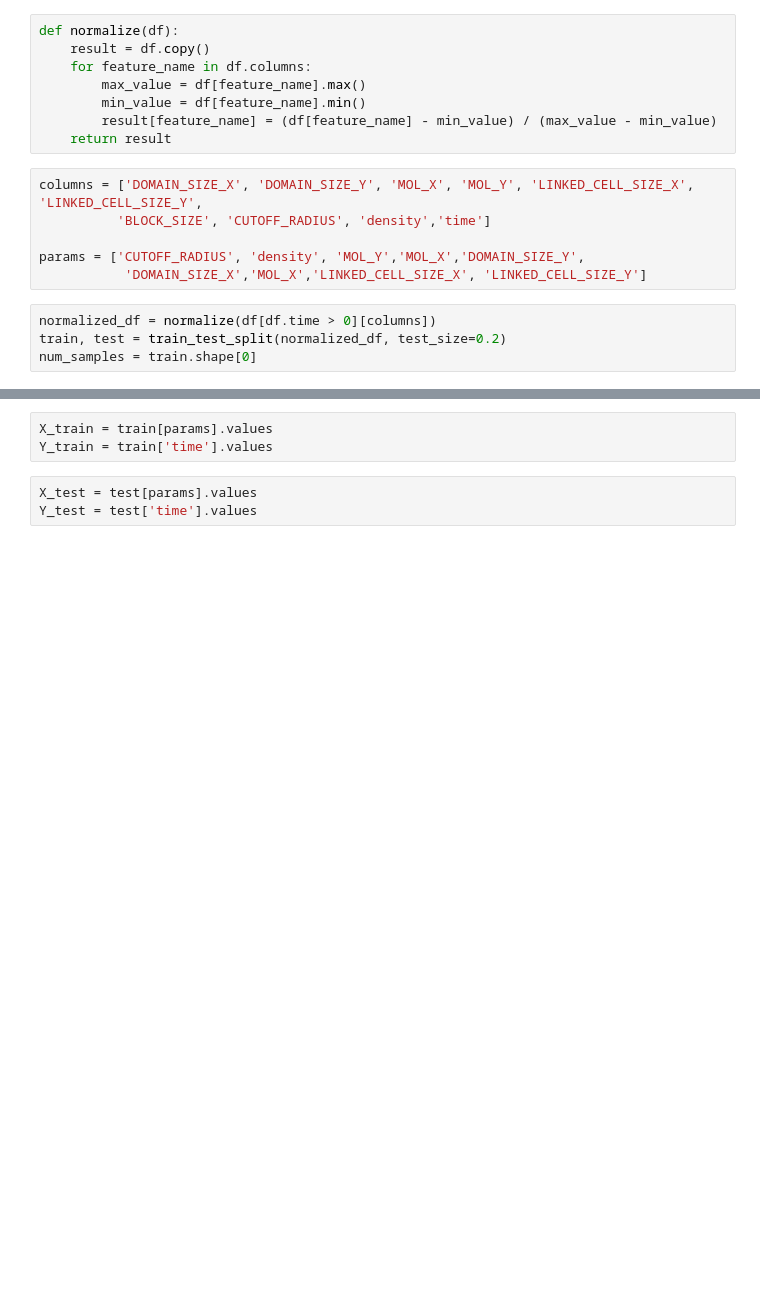
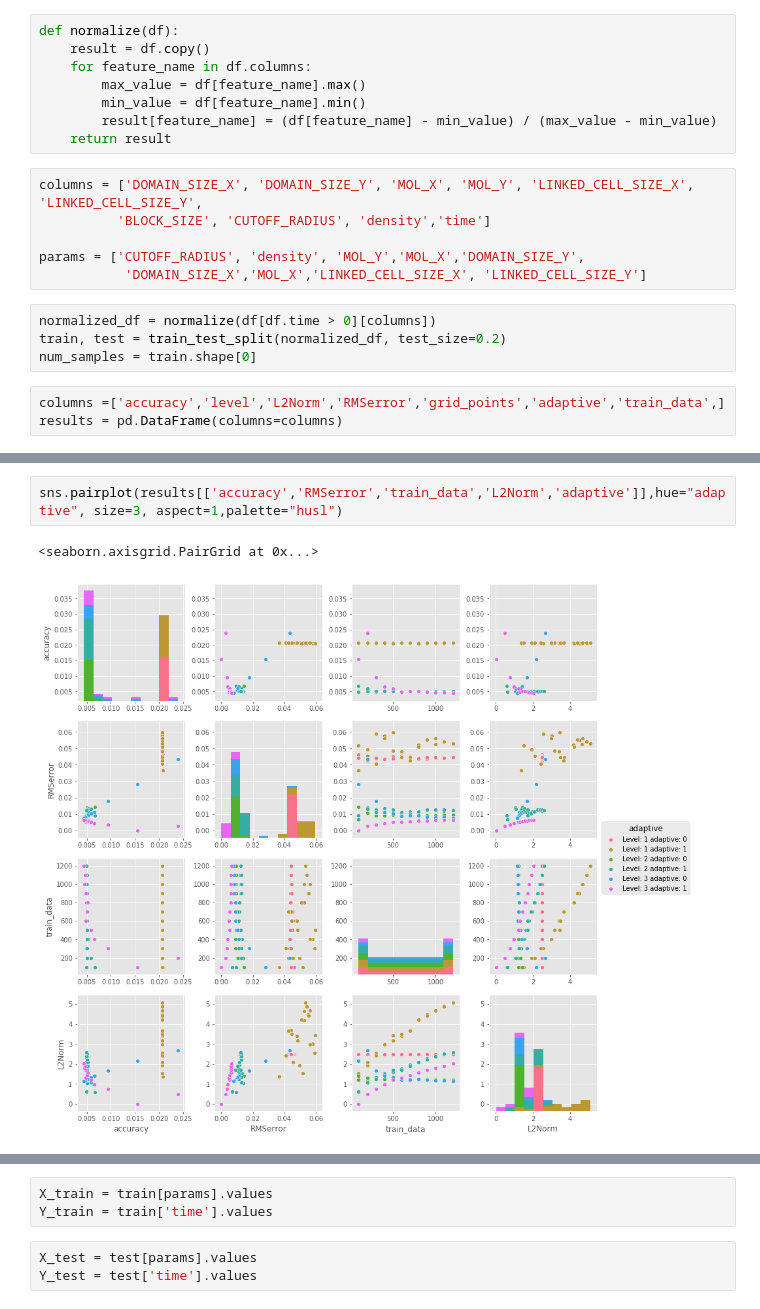
Before and after one commit to sebastienfrautier/sparse_grids, a Jupyter notebook: working_nb_kai_is_naked.ipynb, the cells around one changed output, grey strips where cells are left out. Saved outputs shown, nothing was run; the diff lists cells and outputs as text; blank space fills up the shorter version.

Commit message:
plots added

```diff
--- a/working_nb_kai_is_naked.ipynb
+++ b/working_nb_kai_is_naked.ipynb
@@ -75,3 +76,6 @@ params = ['CUTOFF_RADIUS', 'density', 'MOL_Y','MOL_X','DOMAIN_SIZE_Y',
 normalized_df = normalize(df[df.time > 0][columns])
 train, test = train_test_split(normalized_df, test_size=0.2)
 num_samples = train.shape[0]
+# %%
+columns =['accuracy','level','L2Norm','RMSerror','grid_points','adaptive','train_data',]
+results = pd.DataFrame(columns=columns)
@@ -77,0 +164,5 @@ num_samples = train.shape[0]
+# %%
+sns.pairplot(results[['accuracy','RMSerror','train_data','L2Norm','adaptive']],hue="adaptive", size=3, aspect=1,palette="husl")
+# %% [output]
+<seaborn.axisgrid.PairGrid at 0x...>
+[figure, added]
```
Also changed, not shown: parts of 9 cells of this notebook.
